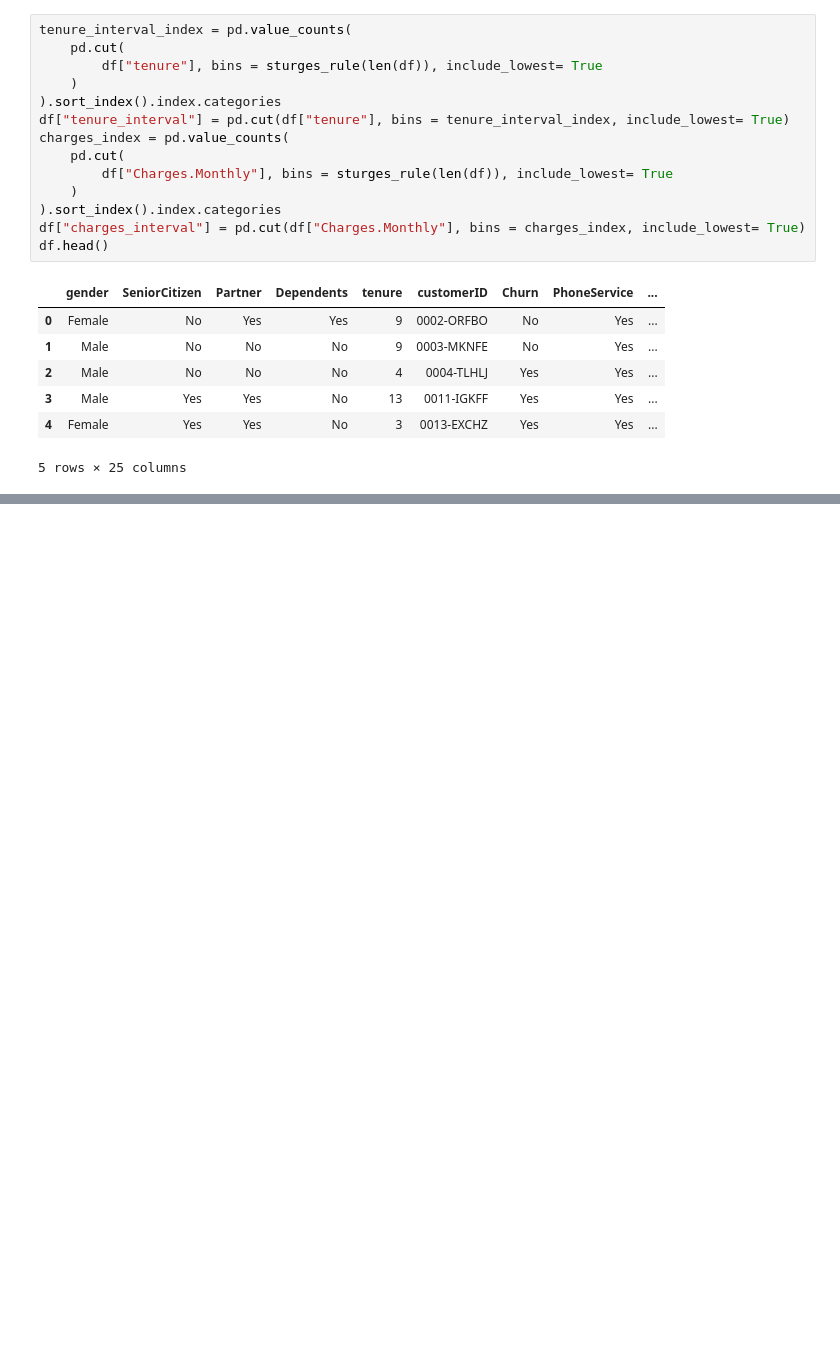
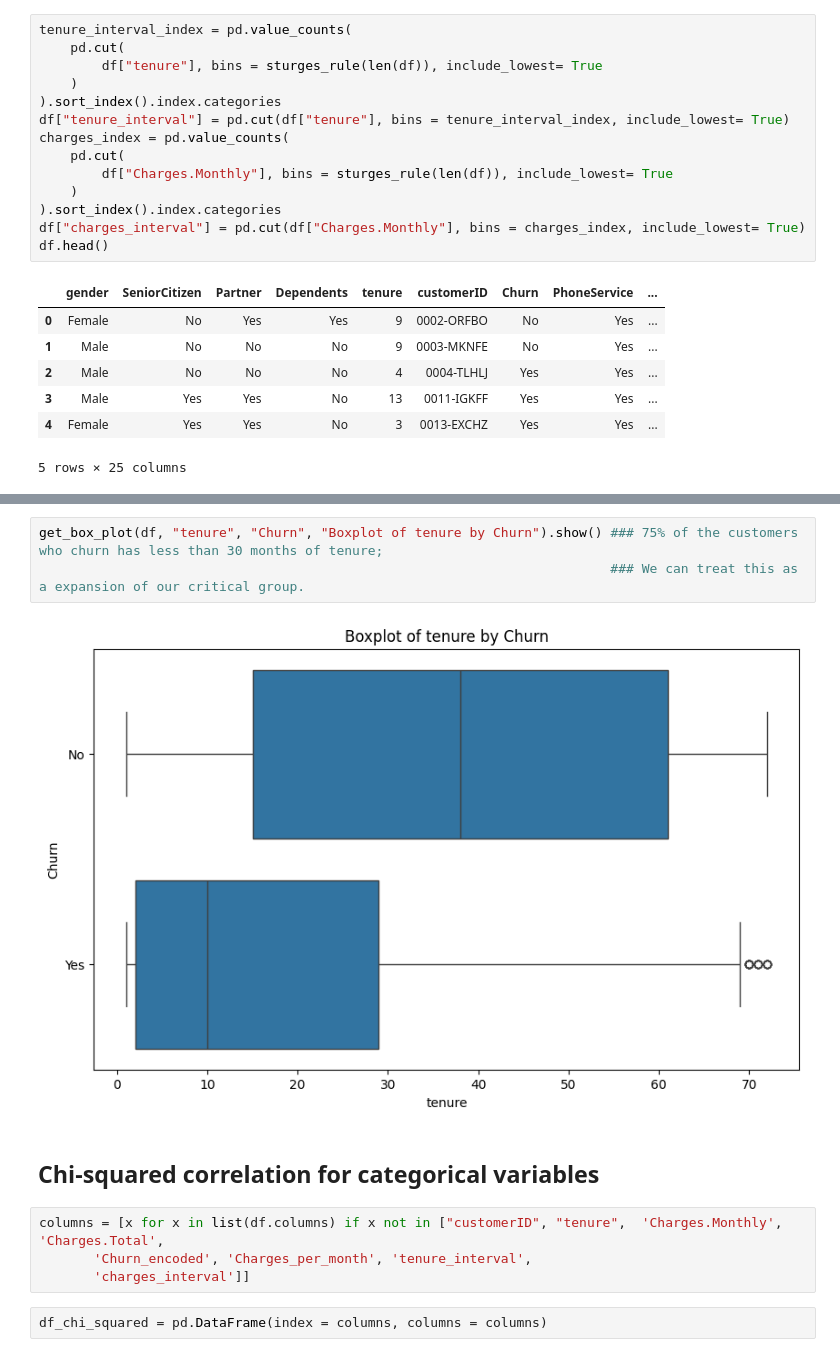
Before and after one commit to leorlik/alura-voz, a Jupyter notebook: 2 - Data Analysis/data_analysis.ipynb, the cells around one changed output, grey strips where cells are left out. Saved outputs shown, nothing was run; the diff lists cells and outputs as text; blank space fills up the shorter version.

```diff
--- a/2 - Data Analysis/data_analysis.ipynb
+++ b/2 - Data Analysis/data_analysis.ipynb
@@ -358,0 +454,13 @@ plt.show()
+# %%
+get_box_plot(df, "tenure", "Churn", "Boxplot of tenure by Churn").show() ### 75% of the customers who churn has less than 30 months of tenure;
+                                                                         ### We can treat this as a expansion of our critical group.
+# %% [output]
+[figure, added]
+# %% [markdown]
+## Chi-squared correlation for categorical variables
+# %%
+columns = [x for x in list(df.columns) if x not in ["customerID", "tenure",  'Charges.Monthly', 'Charges.Total',
+       'Churn_encoded', 'Charges_per_month', 'tenure_interval',
+       'charges_interval']]
+# %%
+df_chi_squared = pd.DataFrame(index = columns, columns = columns)
```
Also changed, not shown: parts of 14 cells of this notebook.
